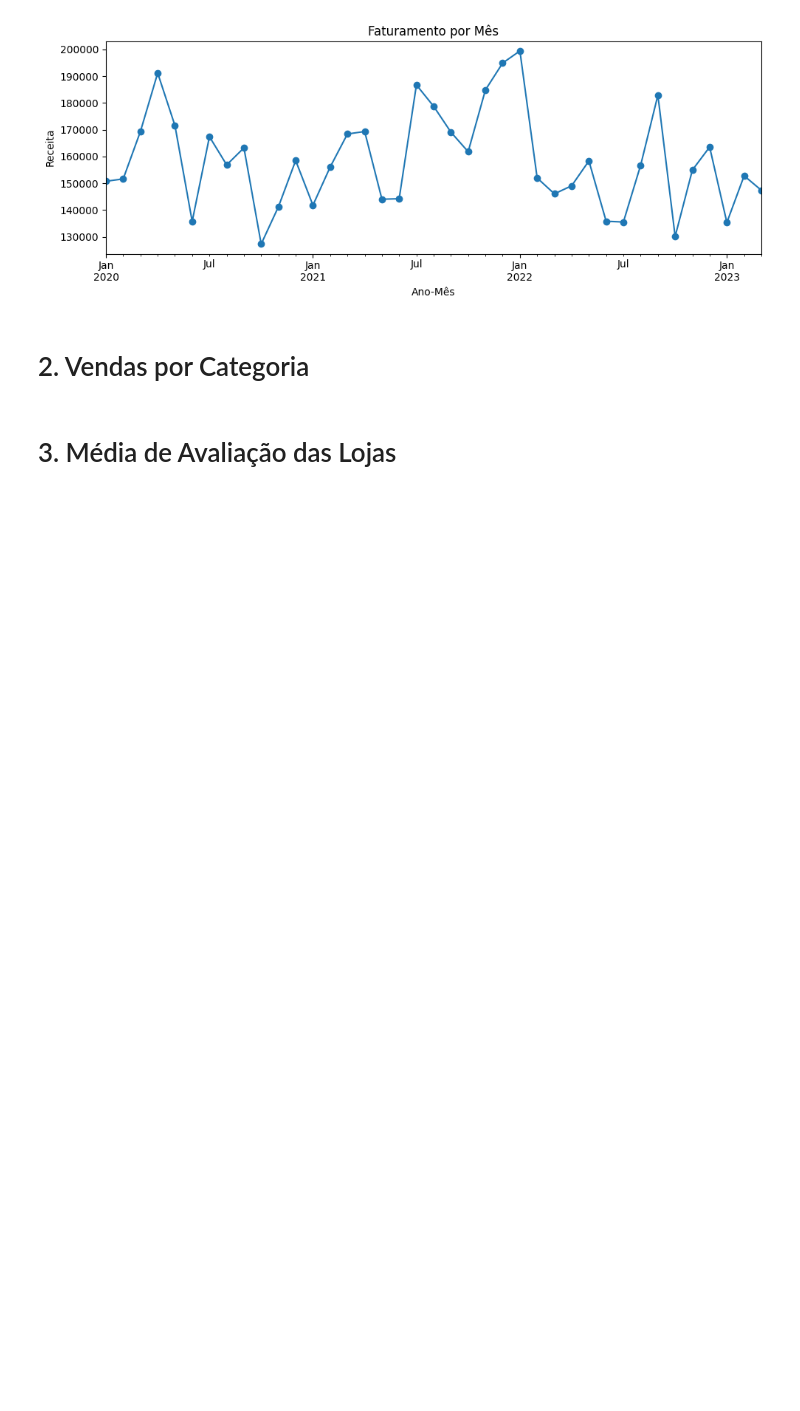
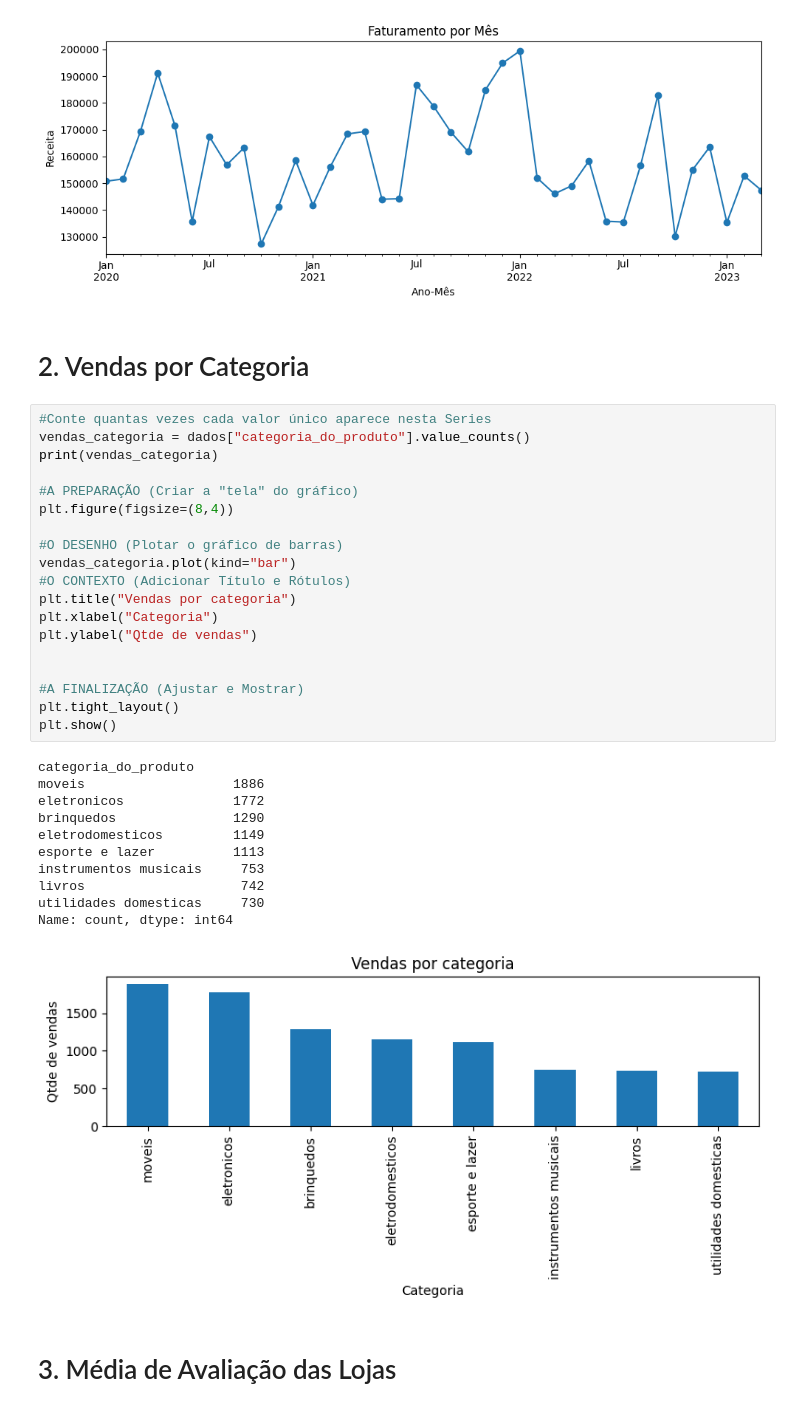
Before and after one commit to Wilson-Maciel/Store_ciencia_de_dados, a Jupyter notebook: AluraStoreBrasil.ipynb, the cells around one changed output. Cells and saved outputs as stored; diff of their text form; blank space fills up the shorter version.

Commit message:
4.2 vendas por categoria (value_counts + barras)

```diff
--- a/AluraStoreBrasil.ipynb
+++ b/AluraStoreBrasil.ipynb
@@ -304,6 +304,37 @@ plt.show()
 [figure]
 # %% [markdown]
 # 2. Vendas por Categoria
+# %%
+#Conte quantas vezes cada valor único aparece nesta Series
+vendas_categoria = dados["categoria_do_produto"].value_counts()
+print(vendas_categoria)
+
+#A PREPARAÇÃO (Criar a "tela" do gráfico)
+plt.figure(figsize=(8,4))
+
+#O DESENHO (Plotar o gráfico de barras)
+vendas_categoria.plot(kind="bar")
+#O CONTEXTO (Adicionar Título e Rótulos)
+plt.title("Vendas por categoria")
+plt.xlabel("Categoria")
+plt.ylabel("Qtde de vendas")
+
+
+#A FINALIZAÇÃO (Ajustar e Mostrar)
+plt.tight_layout()
+plt.show()
+# %% [output]
+categoria_do_produto
+moveis                   1886
+eletronicos              1772
+brinquedos               1290
+eletrodomesticos         1149
+esporte e lazer          1113
+instrumentos musicais     753
+livros                    742
+utilidades domesticas     730
+Name: count, dtype: int64
+[figure, added]
 # %% [markdown]
 # 3. Média de Avaliação das Lojas
 # %% [markdown]
```
